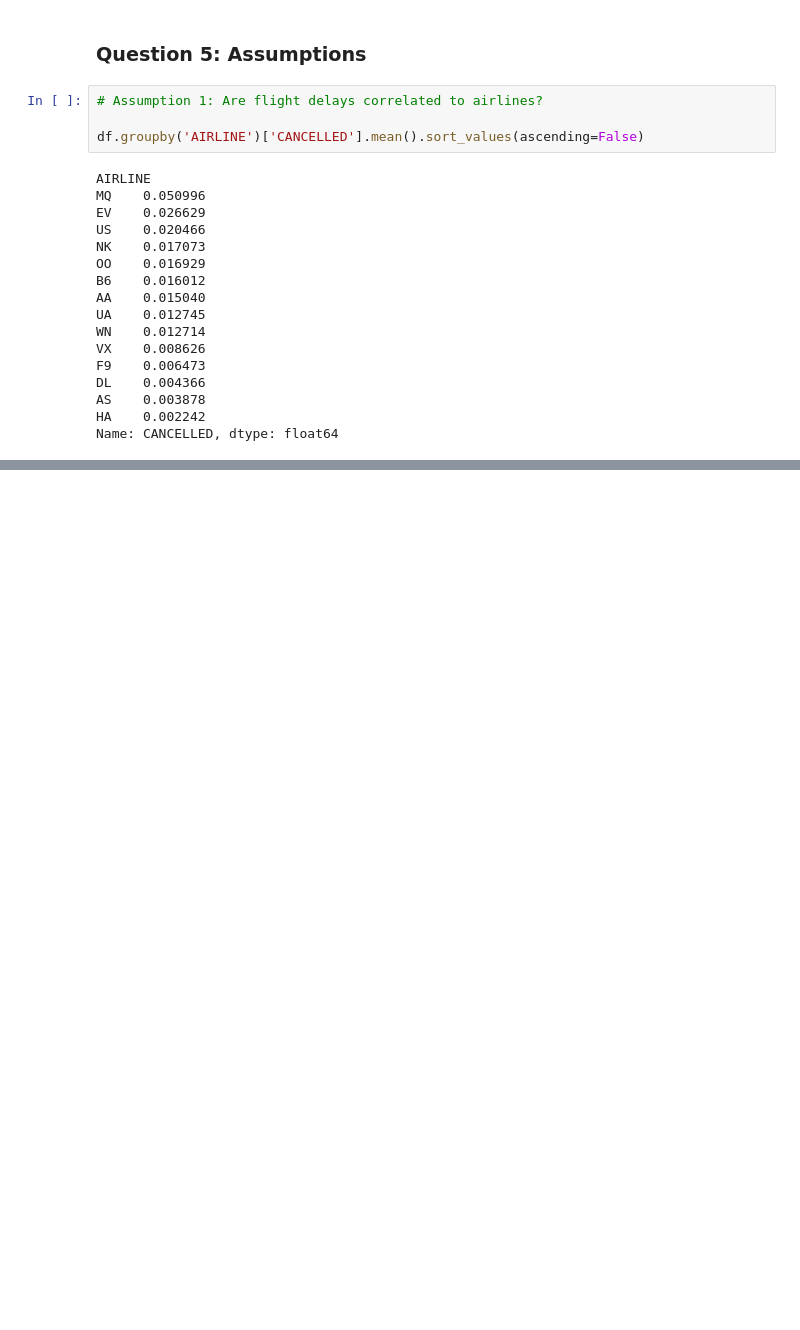
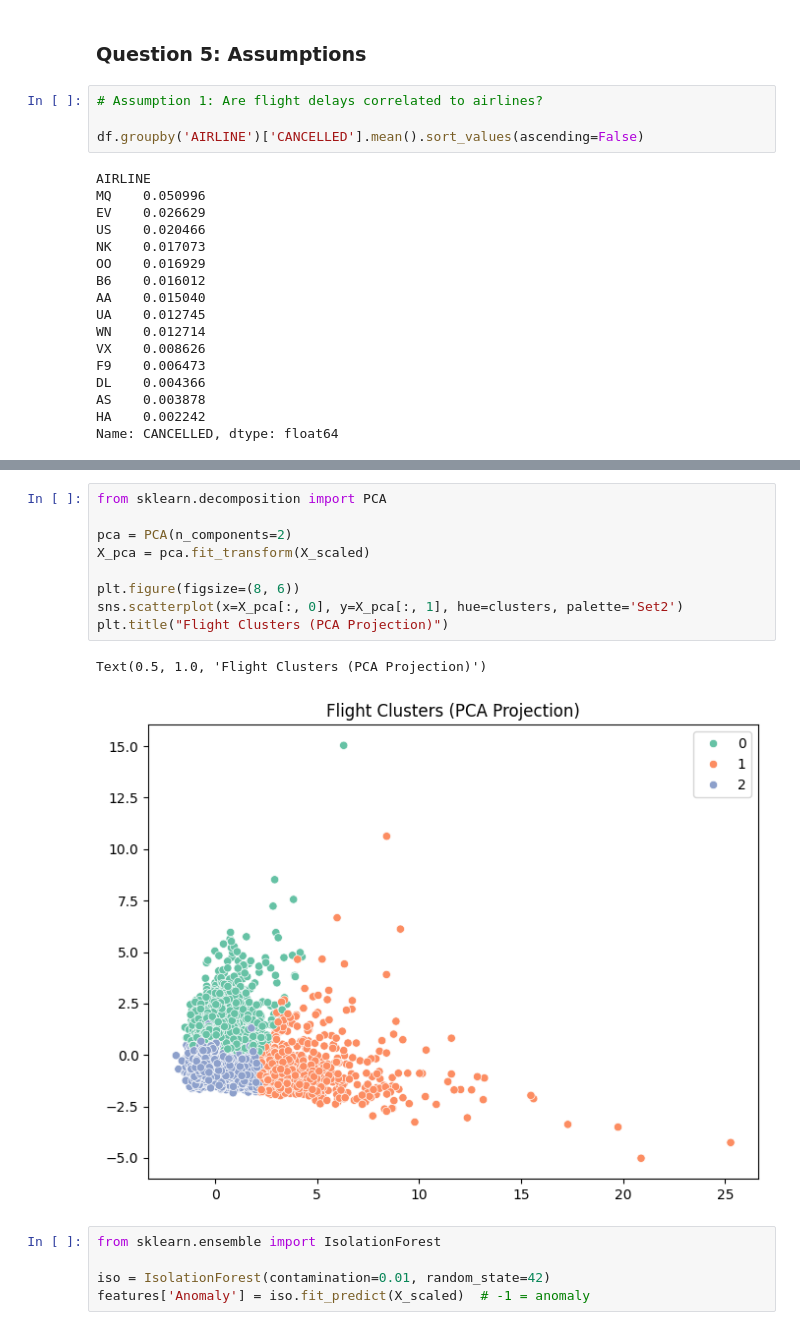
Before and after one commit to jpmendez42/GraduateSchool, a Jupyter notebook: Graduate School/Data Mining/Module 6/Exercise 6.ipynb, the cells around one changed output, grey strips where cells are left out. Cells and saved outputs as stored; diff of their text form; blank space fills up the shorter version.

```diff
--- a/Graduate School/Data Mining/Module 6/Exercise 6.ipynb
+++ b/Graduate School/Data Mining/Module 6/Exercise 6.ipynb
@@ -145,0 +177,17 @@ plt.xlabel("Arrival Delay (minutes)")
+# %%
+from sklearn.decomposition import PCA
+
+pca = PCA(n_components=2)
+X_pca = pca.fit_transform(X_scaled)
+
+plt.figure(figsize=(8, 6))
+sns.scatterplot(x=X_pca[:, 0], y=X_pca[:, 1], hue=clusters, palette='Set2')
+plt.title("Flight Clusters (PCA Projection)")
+# %% [output]
+Text(0.5, 1.0, 'Flight Clusters (PCA Projection)')
+[figure, added]
+# %%
+from sklearn.ensemble import IsolationForest
+
+iso = IsolationForest(contamination=0.01, random_state=42)
+features['Anomaly'] = iso.fit_predict(X_scaled)  # -1 = anomaly
```
Also changed, not shown: parts of 7 cells of this notebook.
